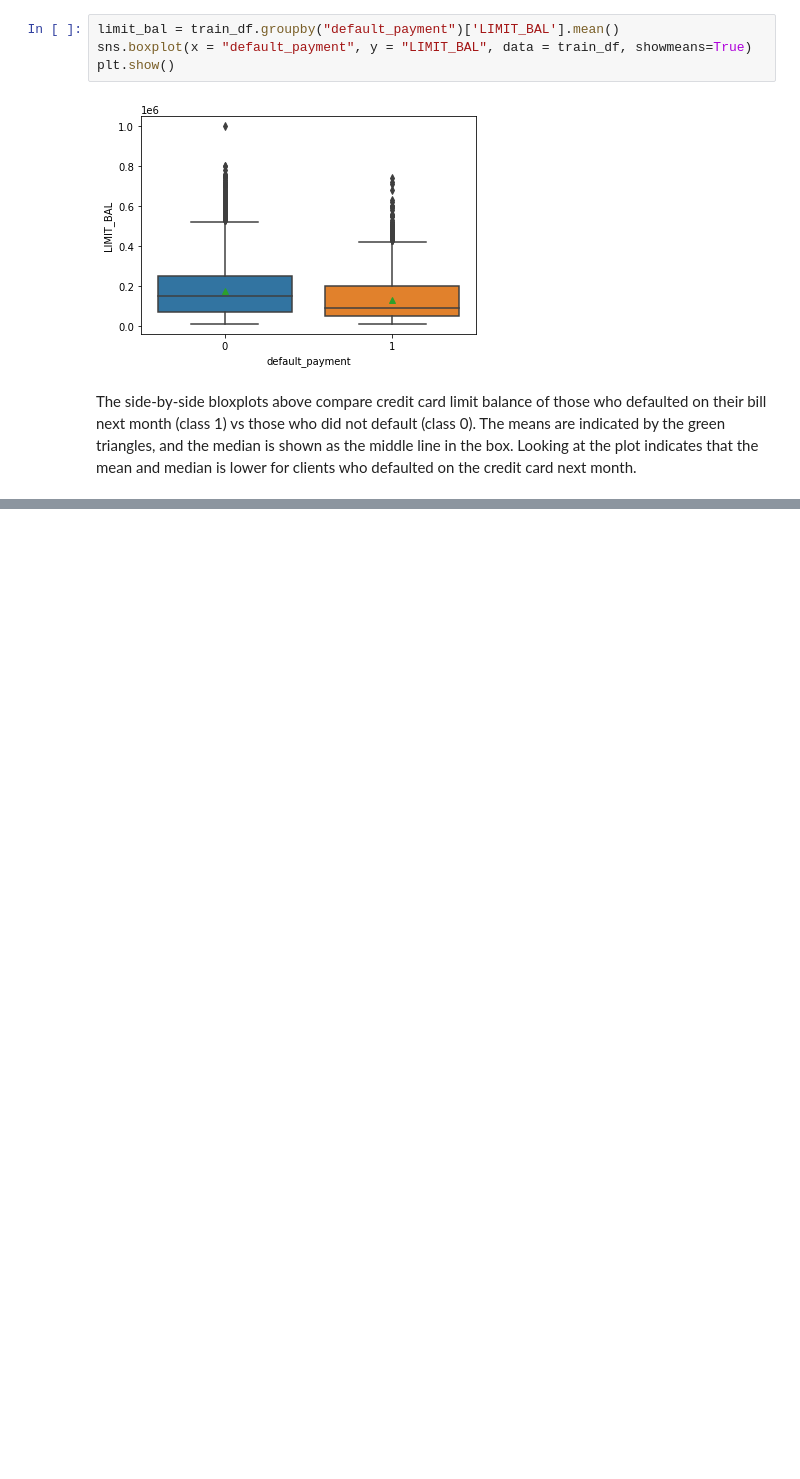
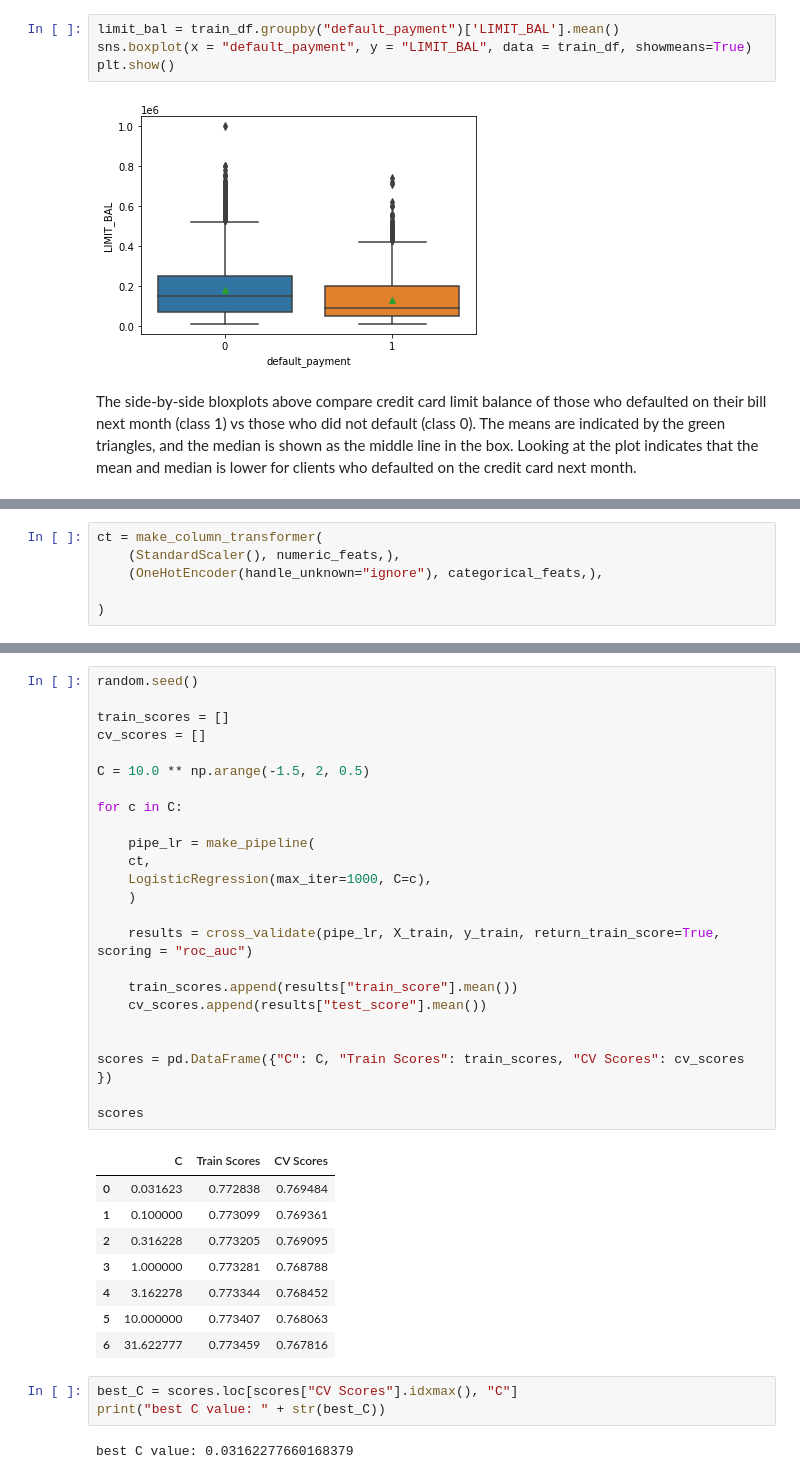
Before and after one commit to hmartin11/DSCI-310-Group-4, a Jupyter notebook: data_analysis.ipynb, the cells around one changed output, grey strips where cells are left out. Saved outputs shown, nothing was run; the diff lists cells and outputs as text; blank space fills up the shorter version.

```diff
--- a/data_analysis.ipynb
+++ b/data_analysis.ipynb
@@ -96,0 +207,6 @@ pd.DataFrame(limit_bal)
+# %%
+ct = make_column_transformer(
+    (StandardScaler(), numeric_feats,),
+    (OneHotEncoder(handle_unknown="ignore"), categorical_feats,),
+
+)
@@ -96,0 +238,38 @@ pd.DataFrame(limit_bal)
+# %%
+random.seed()
+
+train_scores = []
+cv_scores = []
+
+C = 10.0 ** np.arange(-1.5, 2, 0.5)
+
+for c in C:
+
+    pipe_lr = make_pipeline(
+    ct,
+    LogisticRegression(max_iter=1000, C=c),
+    )
+
+    results = cross_validate(pipe_lr, X_train, y_train, return_train_score=True, scoring = "roc_auc")
+
+    train_scores.append(results["train_score"].mean())
+    cv_scores.append(results["test_score"].mean())
+
+
+scores = pd.DataFrame({"C": C, "Train Scores": train_scores, "CV Scores": cv_scores })
+
+scores
+# %% [output]
+|  | C | Train Scores | CV Scores |
+| 0 | 0.031623 | 0.772838 | 0.769484 |
+| 1 | 0.100000 | 0.773099 | 0.769361 |
+| 2 | 0.316228 | 0.773205 | 0.769095 |
+| 3 | 1.000000 | 0.773281 | 0.768788 |
+| 4 | 3.162278 | 0.773344 | 0.768452 |
+| 5 | 10.000000 | 0.773407 | 0.768063 |
+| 6 | 31.622777 | 0.773459 | 0.767816 |
+# %%
+best_C = scores.loc[scores["CV Scores"].idxmax(), "C"]
+print("best C value: " + str(best_C))
+# %% [output]
+best C value: 0.03162277660168379
```
Also changed, not shown: parts of 19 cells of this notebook.
